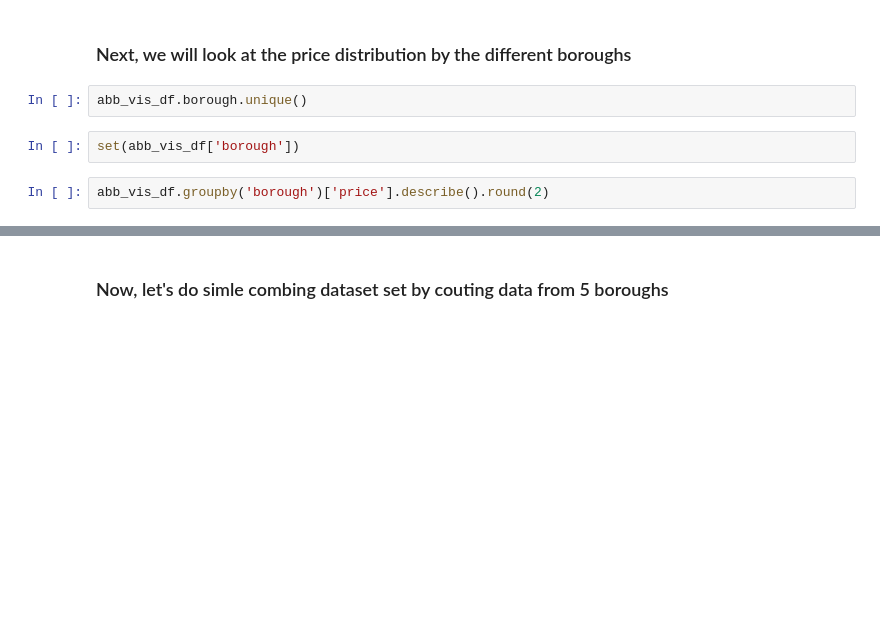
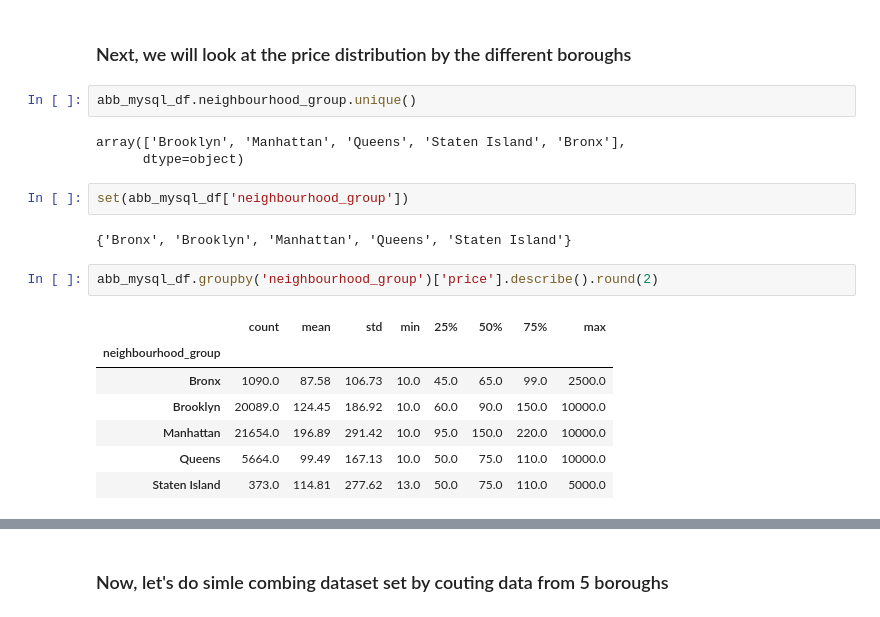
Before and after one commit to ZipCodeCore/DataEngineering.Labs.AirflowProject, a Jupyter notebook: jupyter_nb/nyc_abb_vis2022.ipynb, the cells around one changed output, grey strips where cells are left out. Saved outputs shown, nothing was run; the diff lists cells and outputs as text; blank space fills up the shorter version.

```diff
--- a/jupyter_nb/nyc_abb_vis2022.ipynb
+++ b/jupyter_nb/nyc_abb_vis2022.ipynb
@@ -149,11 +149,24 @@ df_sum_abb_reviews
 | 0 | 1138005 |
 # %% [markdown]
 ### Next, we will look at the price distribution by the different boroughs
-# %%
-abb_vis_df.borough.unique()
-# %%
-set(abb_vis_df['borough'])
+# %%
+abb_mysql_df.neighbourhood_group.unique()
+# %% [output]
+array(['Brooklyn', 'Manhattan', 'Queens', 'Staten Island', 'Bronx'],
+      dtype=object)
+# %%
+set(abb_mysql_df['neighbourhood_group'])
+# %% [output]
+{'Bronx', 'Brooklyn', 'Manhattan', 'Queens', 'Staten Island'}
 # %%
-abb_vis_df.groupby('borough')['price'].describe().round(2)
+abb_mysql_df.groupby('neighbourhood_group')['price'].describe().round(2)
+# %% [output]
+|  | count | mean | std | min | 25% | 50% | 75% | max |
+| neighbourhood_group |  |  |  |  |  |  |  |  |
+| Bronx | 1090.0 | 87.58 | 106.73 | 10.0 | 45.0 | 65.0 | 99.0 | 2500.0 |
+| Brooklyn | 20089.0 | 124.45 | 186.92 | 10.0 | 60.0 | 90.0 | 150.0 | 10000.0 |
+| Manhattan | 21654.0 | 196.89 | 291.42 | 10.0 | 95.0 | 150.0 | 220.0 | 10000.0 |
+| Queens | 5664.0 | 99.49 | 167.13 | 10.0 | 50.0 | 75.0 | 110.0 | 10000.0 |
+| Staten Island | 373.0 | 114.81 | 277.62 | 13.0 | 50.0 | 75.0 | 110.0 | 5000.0 |
 # %%
 #The minimum nights for each borough
```
Also changed, not shown: parts of 2 cells of this notebook.
